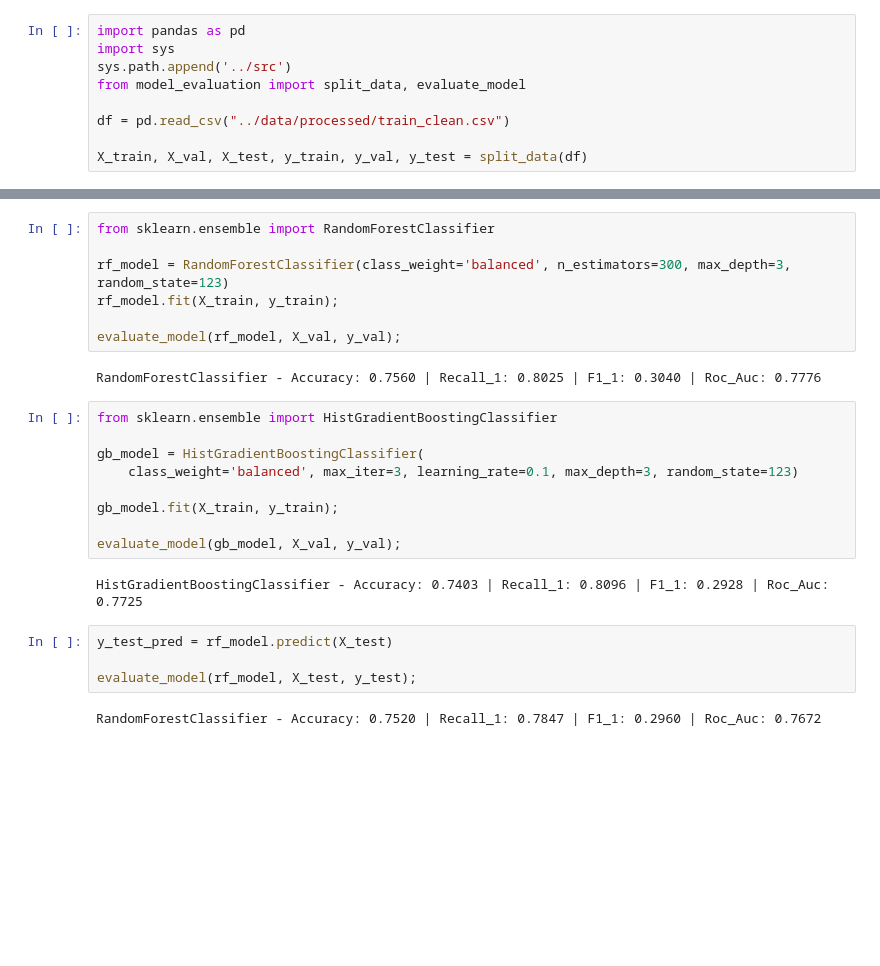
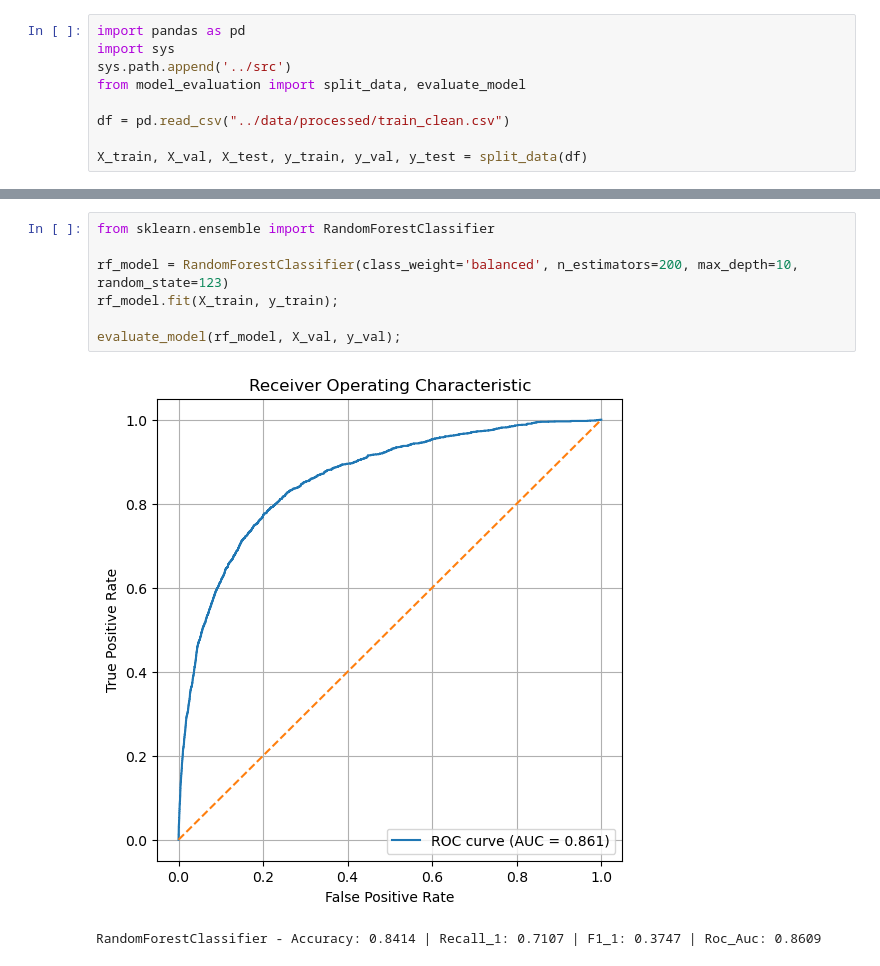
Before and after one commit to JulienRoussillon/Loan-default-prediction, a Jupyter notebook: notebooks/model_baseline.ipynb, the cells around one changed output, grey strips where cells are left out. Drawn from its saved outputs; the diff is of its cells as text; blank space fills up the shorter version.

```diff
--- a/notebooks/model_baseline.ipynb
+++ b/notebooks/model_baseline.ipynb
@@ -20,26 +35,10 @@ LogisticRegression - Accuracy: 0.9371 | Recall_1: 0.1567 | F1_1: 0.2486 | Roc_Au
 # %%
 from sklearn.ensemble import RandomForestClassifier
 
-rf_model = RandomForestClassifier(class_weight='balanced', n_estimators=300, max_depth=3, random_state=123)
+rf_model = RandomForestClassifier(class_weight='balanced', n_estimators=200, max_depth=10, random_state=123)
 rf_model.fit(X_train, y_train);
 
 evaluate_model(rf_model, X_val, y_val);
 # %% [output]
+[figure, added]
-RandomForestClassifier - Accuracy: 0.7560 | Recall_1: 0.8025 | F1_1: 0.3040 | Roc_Auc: 0.7776
+RandomForestClassifier - Accuracy: 0.8414 | Recall_1: 0.7107 | F1_1: 0.3747 | Roc_Auc: 0.8609
-# %%
-from sklearn.ensemble import HistGradientBoostingClassifier
-
-gb_model = HistGradientBoostingClassifier(
-    class_weight='balanced', max_iter=3, learning_rate=0.1, max_depth=3, random_state=123)
-
-gb_model.fit(X_train, y_train);
-
-evaluate_model(gb_model, X_val, y_val);
-# %% [output]
-HistGradientBoostingClassifier - Accuracy: 0.7403 | Recall_1: 0.8096 | F1_1: 0.2928 | Roc_Auc: 0.7725
-# %%
-y_test_pred = rf_model.predict(X_test)
-
-evaluate_model(rf_model, X_test, y_test);
-# %% [output]
-RandomForestClassifier - Accuracy: 0.7520 | Recall_1: 0.7847 | F1_1: 0.2960 | Roc_Auc: 0.7672
```
Also changed, not shown: parts of 2 cells of this notebook, 3 other files.
